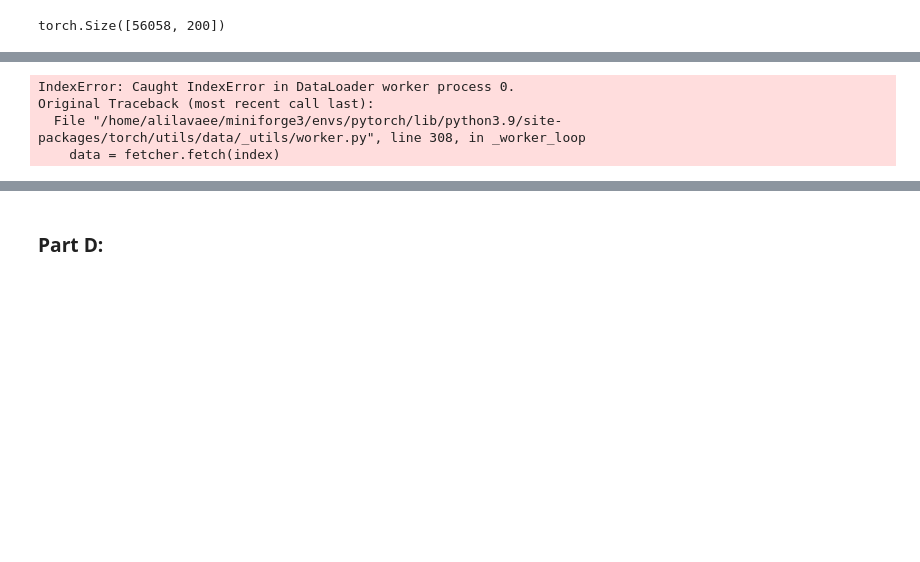
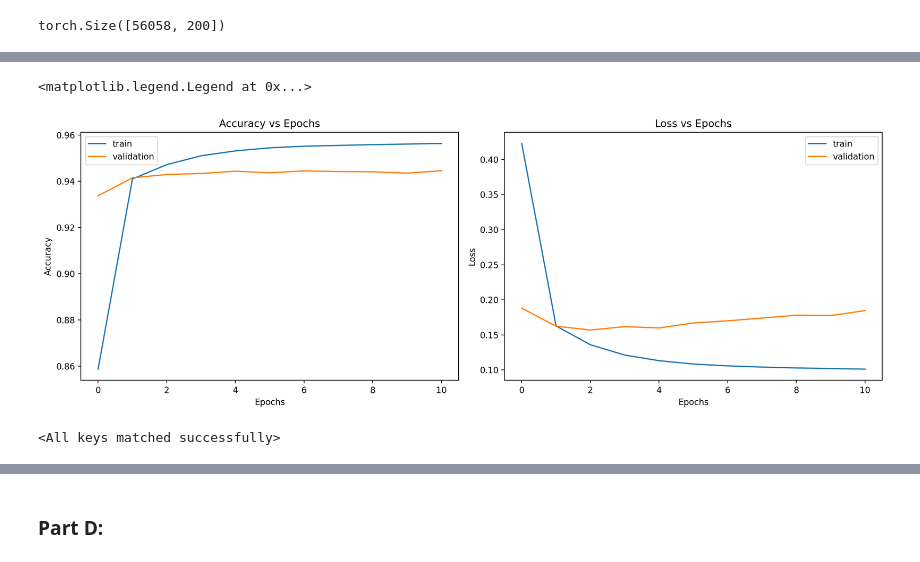
Before and after one commit to lavaman131/CS505-HW, a Jupyter notebook: HW05/HW05.ipynb, the cells around one changed output, grey strips where cells are left out. Saved outputs shown, nothing was run; the diff lists cells and outputs as text; code cells hidden in the pictures; blank space fills up the shorter version.

```diff
--- a/HW05/HW05.ipynb
+++ b/HW05/HW05.ipynb
@@ -1644,9 +1718,0 @@ dataloader = DataLoader(
-# %%
-for X, y in dataloader:
-    print(X.size(), y.size())
-    break
-# %% [output]
-IndexError: Caught IndexError in DataLoader worker process 0.
-Original Traceback (most recent call last):
-  File "/home/alilavaee/miniforge3/envs/pytorch/lib/python3.9/site-packages/torch/utils/data/_utils/worker.py", line 308, in _worker_loop
-    data = fetcher.fetch(index)
@@ -1652,0 +1769,12 @@ Original Traceback (most recent call last):
+# %%
+model = Model(
+    num_tags=NUM_CLASSES,
+    embed_dim=EMBEDDING_DIM,
+    embeddings=embeddings,
+    hidden_size=512,
+    D=2,
+    num_layers=4,
+    dropout=0.0,
+    freeze_embedding_weights=False,
+    device=device,
+)
@@ -1652,0 +1906,46 @@ Original Traceback (most recent call last):
+# %%
+history = dict()
+# %%
+history = train(num_epochs=20,
+                history=history,
+                early_stopping=True,
+                save_model_dir="saved_models_3",
+                patience=3)
+# %%
+fig, axs = plt.subplots(nrows=1, ncols=2, figsize=(14, 5),
+                        tight_layout=True)
+
+axs[0].plot(history["train_accuracy"], label="train")
+axs[0].plot(history["val_accuracy"], label="validation")
+axs[0].set_xlabel("Epochs")
+axs[0].set_ylabel("Accuracy")
+axs[0].set_title("Accuracy vs Epochs")
+axs[0].legend()
+
+axs[1].plot(history["train_loss"], label="train")
+axs[1].plot(history["val_loss"], label="validation")
+axs[1].set_xlabel("Epochs")
+axs[1].set_ylabel("Loss")
+axs[1].set_title("Loss vs Epochs")
+axs[1].legend()
+# %% [output]
+<matplotlib.legend.Legend at 0x...>
+[figure, added]
+# %%
+model = Model(
+    num_tags=NUM_CLASSES,
+    embed_dim=EMBEDDING_DIM,
+    embeddings=embeddings,
+    hidden_size=512,
+    D=2,
+    num_layers=4,
+    dropout=0.0,
+    freeze_embedding_weights=False,
+    device=device,
+)
+
+model.load_state_dict(
+    torch.load("saved_models_3/epoch_6_val_acc_0.9445271420769124.pth")
+)
+# %% [output]
+<All keys matched successfully>
```
Also changed, not shown: parts of 24 cells of this notebook.
